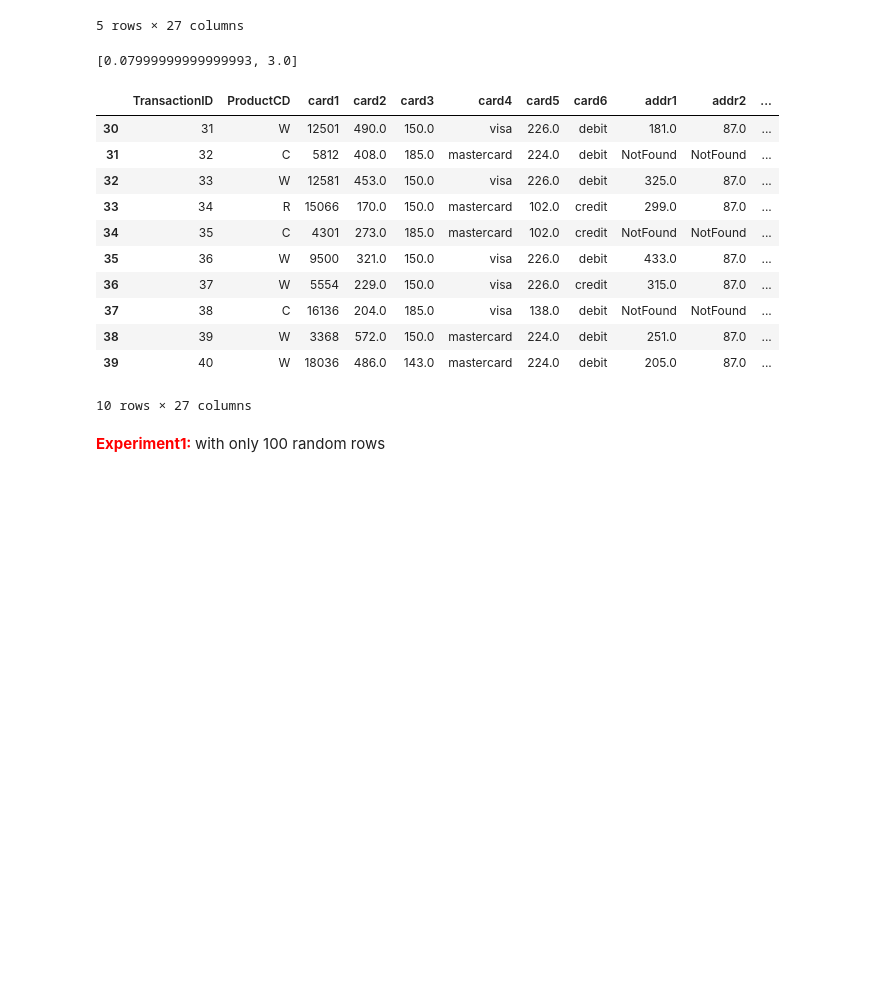
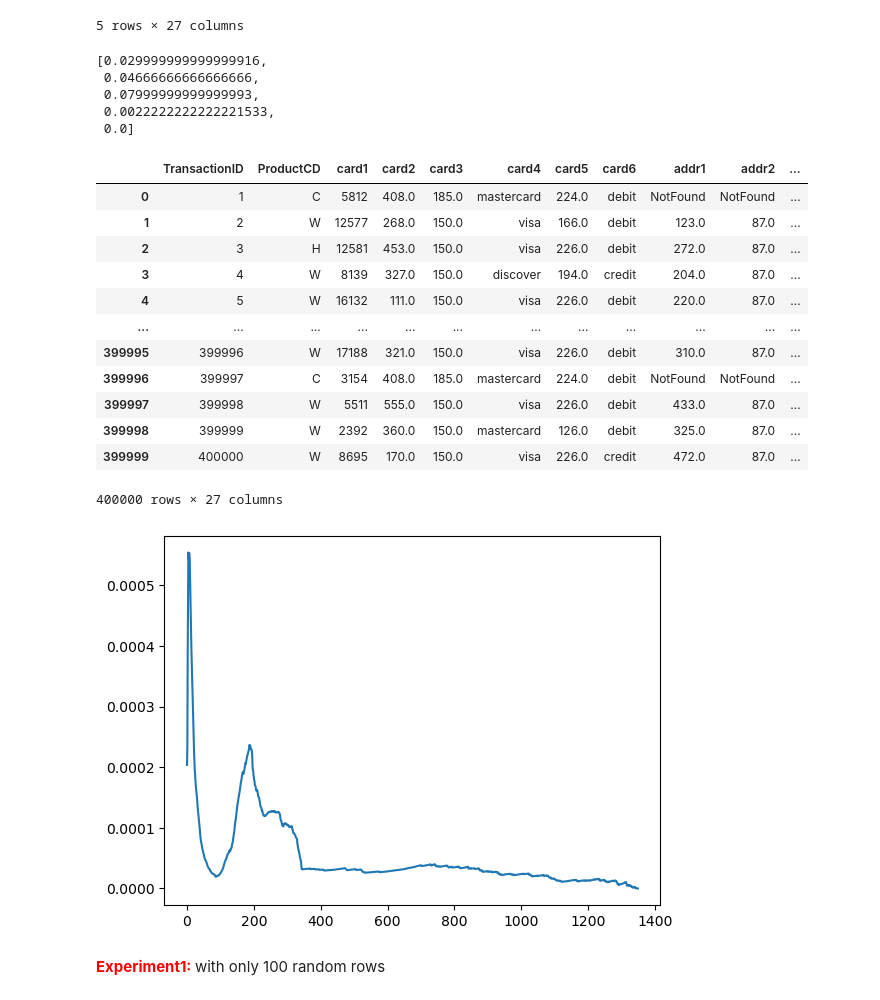
Before and after one commit to YinQingYuanQue/HM1_DT_CS529, a Jupyter notebook: HM1.ipynb, the cells around one changed output. Drawn from its saved outputs; the diff is of its cells as text; code cells hidden in the pictures; blank space fills up the shorter version.

```diff
--- a/HM1.ipynb
+++ b/HM1.ipynb
@@ -109,13 +110,14 @@ def IG(Input_Dataframe, Split_feature, IG_methods): #IG_methods = 'Gini'/ 'Entro
     Sort_Input = Sort_Input.astype(np.float64)
     #print (Sort_Input)
     tmp_Input_Dataframe = Input_Dataframe.copy()
-    for i in Sort_Input:
+    for i in tqdm(Sort_Input):
       #print (i)
       tmp_Input_Dataframe.loc[tmp_Input_Dataframe[Split_feature] <= i,'Num_Cat'] = 0
       tmp_Input_Dataframe.loc[tmp_Input_Dataframe[Split_feature] > i,'Num_Cat'] = 1
       IG_feature_Num.append(IG(tmp_Input_Dataframe,'Num_Cat', IG_methods))
     IG_feature = max(IG_feature_Num)
-    return [IG_feature, Sort_Input[IG_feature_Num.index(IG_feature)]]
+    #return [IG_feature, Sort_Input[IG_feature_Num.index(IG_feature)]]
+    return IG_feature_Num
 
   Gini_root = np.array(Gini_root)
   Prop_leaves = np.array(Prop_leaves)
@@ -129,21 +127,31 @@ test1
-# %%
-test = train[30:40]
-print(IG(test,'C1','Gini'))
-test
-# %% [output]
-[0.07999999999999993, 3.0]
-|  | TransactionID | ProductCD | card1 | card2 | card3 | card4 | card5 | card6 | addr1 | addr2 | ... |
-| 30 | 31 | W | 12501 | 490.0 | 150.0 | visa | 226.0 | debit | 181.0 | 87.0 | ... |
-| 31 | 32 | C | 5812 | 408.0 | 185.0 | mastercard | 224.0 | debit | NotFound | NotFound | ... |
-| 32 | 33 | W | 12581 | 453.0 | 150.0 | visa | 226.0 | debit | 325.0 | 87.0 | ... |
-| 33 | 34 | R | 15066 | 170.0 | 150.0 | mastercard | 102.0 | credit | 299.0 | 87.0 | ... |
-| 34 | 35 | C | 4301 | 273.0 | 185.0 | mastercard | 102.0 | credit | NotFound | NotFound | ... |
-| 35 | 36 | W | 9500 | 321.0 | 150.0 | visa | 226.0 | debit | 433.0 | 87.0 | ... |
-| 36 | 37 | W | 5554 | 229.0 | 150.0 | visa | 226.0 | credit | 315.0 | 87.0 | ... |
-| 37 | 38 | C | 16136 | 204.0 | 185.0 | visa | 138.0 | debit | NotFound | NotFound | ... |
-| 38 | 39 | W | 3368 | 572.0 | 150.0 | mastercard | 224.0 | debit | 251.0 | 87.0 | ... |
-| 39 | 40 | W | 18036 | 486.0 | 143.0 | mastercard | 224.0 | debit | 205.0 | 87.0 | ... |
-10 rows × 27 columns
+# %%
+a
+# %% [output]
+[0.029999999999999916,
+ 0.04666666666666666,
+ 0.07999999999999993,
+ 0.0022222222222221533,
+ 0.0]
+# %%
+#test = train[0:400000]
+a = IG(train,'C1','Gini')
+plt.plot(a)
+test
+# %% [output]
+|  | TransactionID | ProductCD | card1 | card2 | card3 | card4 | card5 | card6 | addr1 | addr2 | ... |
+| 0 | 1 | C | 5812 | 408.0 | 185.0 | mastercard | 224.0 | debit | NotFound | NotFound | ... |
+| 1 | 2 | W | 12577 | 268.0 | 150.0 | visa | 166.0 | debit | 123.0 | 87.0 | ... |
+| 2 | 3 | H | 12581 | 453.0 | 150.0 | visa | 226.0 | debit | 272.0 | 87.0 | ... |
+| 3 | 4 | W | 8139 | 327.0 | 150.0 | discover | 194.0 | credit | 204.0 | 87.0 | ... |
+| 4 | 5 | W | 16132 | 111.0 | 150.0 | visa | 226.0 | debit | 220.0 | 87.0 | ... |
+| ... | ... | ... | ... | ... | ... | ... | ... | ... | ... | ... | ... |
+| 399995 | 399996 | W | 17188 | 321.0 | 150.0 | visa | 226.0 | debit | 310.0 | 87.0 | ... |
+| 399996 | 399997 | C | 3154 | 408.0 | 185.0 | mastercard | 224.0 | debit | NotFound | NotFound | ... |
+| 399997 | 399998 | W | 5511 | 555.0 | 150.0 | visa | 226.0 | debit | 433.0 | 87.0 | ... |
+| 399998 | 399999 | W | 2392 | 360.0 | 150.0 | mastercard | 126.0 | debit | 325.0 | 87.0 | ... |
+| 399999 | 400000 | W | 8695 | 170.0 | 150.0 | visa | 226.0 | credit | 472.0 | 87.0 | ... |
+400000 rows × 27 columns
+[figure, added]
 # %% [markdown]
 <font color = red> **Experiment1: </font>** with only 100 random rows
 # %% [markdown]
```
Also changed, not shown: parts of 3 cells of this notebook.
